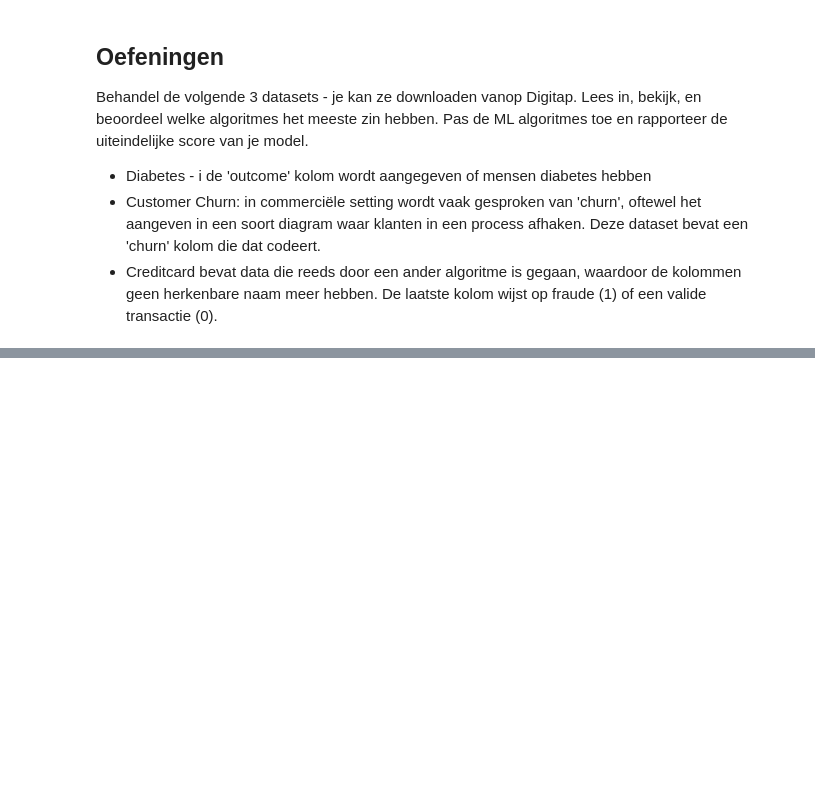
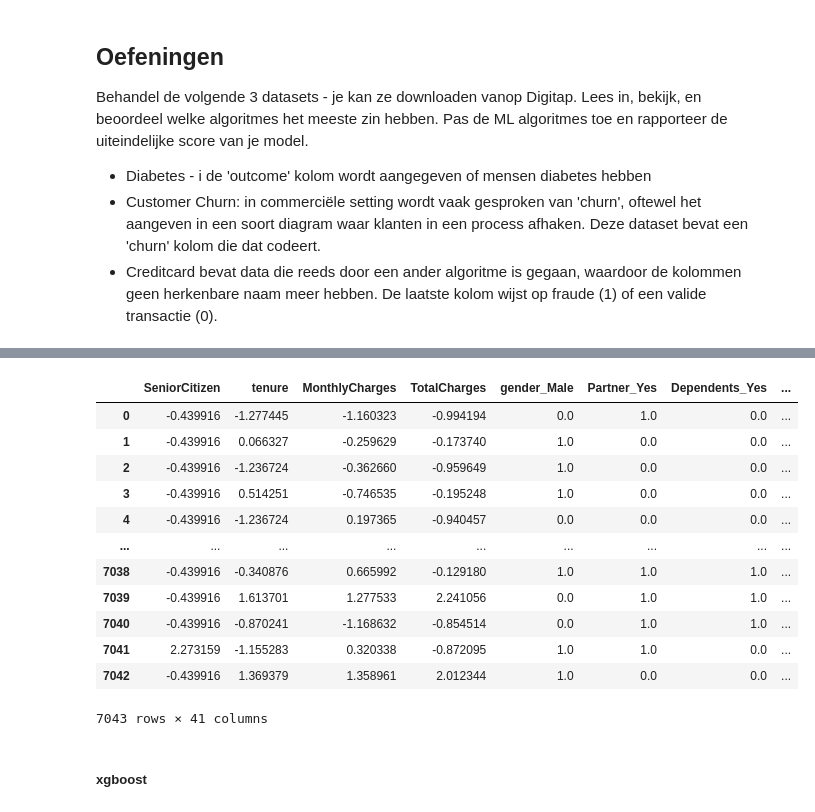
Before and after one commit to RedPandaMC/ML_algorithms_labos, a Jupyter notebook: les4_herhaling/herhaling_classification.ipynb, the cells around one changed output, grey strips where cells are left out. Drawn from its saved outputs; the diff is of its cells as text; code cells hidden in the pictures; blank space fills up the shorter version.

```diff
--- a/les4_herhaling/herhaling_classification.ipynb
+++ b/les4_herhaling/herhaling_classification.ipynb
@@ -58,0 +288,30 @@ import csv
+# %%
+numeric_features = telco_data.select_dtypes(include=['float64', 'int64']).columns.tolist()
+categorical_features = telco_data.select_dtypes(include=['object']).columns.tolist()
+
+scaler = StandardScaler()
+telco_data_scaled = scaler.fit_transform(telco_data[numeric_features])
+telco_data_scaled_df = pd.DataFrame(telco_data_scaled, columns=numeric_features)
+telco_data_combined = pd.concat([telco_data.drop(columns=numeric_features), telco_data_scaled_df], axis=1)
+
+encoder = OneHotEncoder(handle_unknown='ignore', drop='if_binary')
+telco_data_onehot = encoder.fit_transform(telco_data_combined[categorical_features])
+telco_data_onehot_df = pd.DataFrame(telco_data_onehot.toarray(), columns=encoder.get_feature_names_out(categorical_features))
+
+telco_data_transformed = pd.concat([telco_data_combined.drop(columns=categorical_features), telco_data_onehot_df], axis=1)
+# %%
+telco_data_transformed
+# %% [output]
+|  | SeniorCitizen | tenure | MonthlyCharges | TotalCharges | gender_Male | Partner_Yes | Dependents_Yes | ... |
+| 0 | -0.439916 | -1.277445 | -1.160323 | -0.994194 | 0.0 | 1.0 | 0.0 | ... |
+| 1 | -0.439916 | 0.066327 | -0.259629 | -0.173740 | 1.0 | 0.0 | 0.0 | ... |
+| 2 | -0.439916 | -1.236724 | -0.362660 | -0.959649 | 1.0 | 0.0 | 0.0 | ... |
+| 3 | -0.439916 | 0.514251 | -0.746535 | -0.195248 | 1.0 | 0.0 | 0.0 | ... |
+| 4 | -0.439916 | -1.236724 | 0.197365 | -0.940457 | 0.0 | 0.0 | 0.0 | ... |
+| ... | ... | ... | ... | ... | ... | ... | ... | ... |
+| 7038 | -0.439916 | -0.340876 | 0.665992 | -0.129180 | 1.0 | 1.0 | 1.0 | ... |
+| 7039 | -0.439916 | 1.613701 | 1.277533 | 2.241056 | 0.0 | 1.0 | 1.0 | ... |
+| 7040 | -0.439916 | -0.870241 | -1.168632 | -0.854514 | 0.0 | 1.0 | 1.0 | ... |
+| 7041 | 2.273159 | -1.155283 | 0.320338 | -0.872095 | 1.0 | 1.0 | 0.0 | ... |
+| 7042 | -0.439916 | 1.369379 | 1.358961 | 2.012344 | 1.0 | 0.0 | 0.0 | ... |
+7043 rows × 41 columns
@@ -58,0 +324,2 @@ import csv
+# %% [markdown]
+##### xgboost
```
Also changed, not shown: parts of 35 cells of this notebook, 9 other files.
